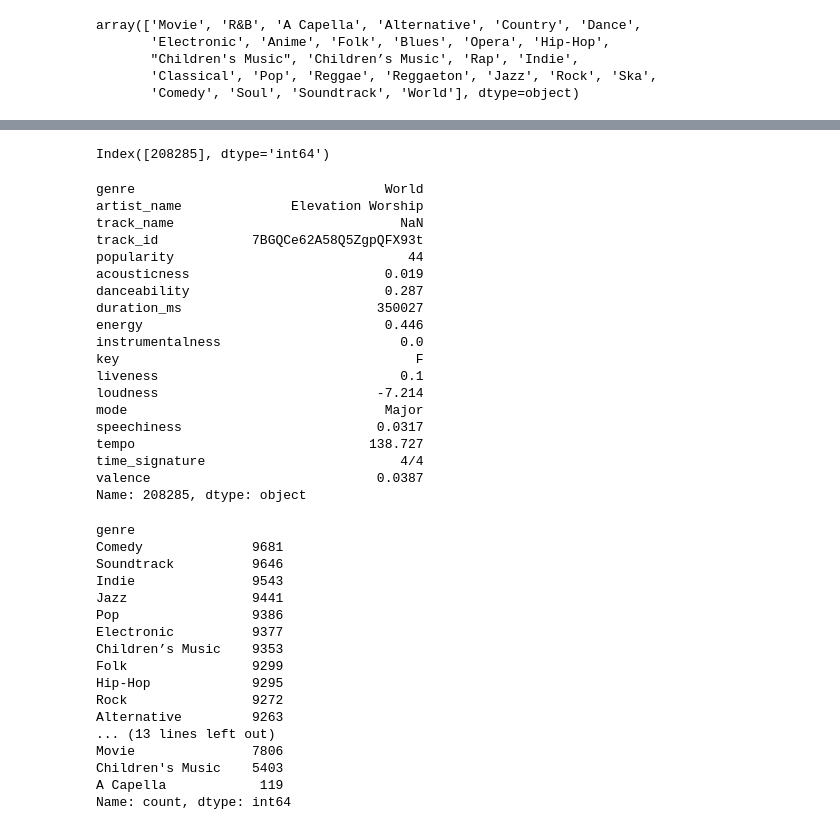
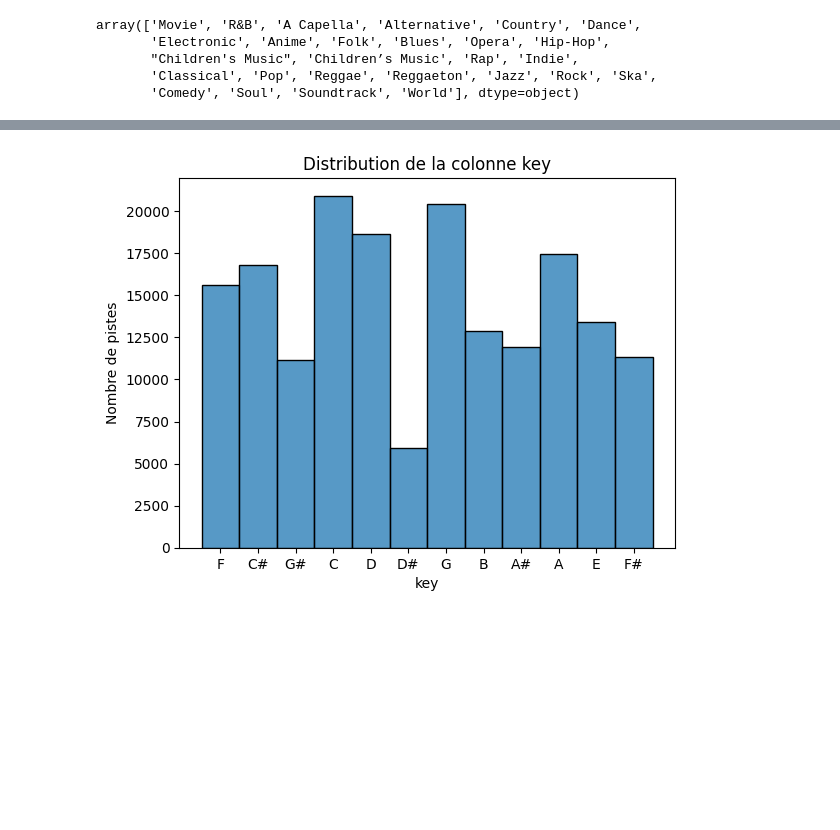
Before and after one commit to HassanSaleban/MoodiFy, a Jupyter notebook: df.ipynb, the cells around one changed output, grey strips where cells are left out. Saved outputs shown, nothing was run; the diff lists cells and outputs as text; code cells hidden in the pictures; blank space fills up the shorter version.

```diff
--- a/df.ipynb
+++ b/df.ipynb
@@ -65,0 +97,2 @@ array([  0,   1,   3,   4,   2,  15,  10,   8,   5,   6,   7,  11,  65,
+# %%
+df = df.fillna('None')
@@ -73,0 +144,3 @@ array(['Movie', 'R&B', 'A Capella', 'Alternative', 'Country', 'Dance',
+# %%
+df['genre'] = df['genre'].str.replace('’', "'", regex=False)
+df['genre'] = df['genre'].str.lower().str.strip()
@@ -73,0 +179,3 @@ array(['Movie', 'R&B', 'A Capella', 'Alternative', 'Country', 'Dance',
+# %%
+df['artist_name'] = df['artist_name'].str.replace('’', "'", regex=False)  # apostrophe typographique
+df['artist_name'] = df['artist_name'].str.lower().str.strip()  # minuscule + suppression espaces
@@ -73,0 +230,3 @@ array(['Movie', 'R&B', 'A Capella', 'Alternative', 'Country', 'Dance',
+# %%
+df= df.loc[df.groupby(['track_name', 'artist_name'])['popularity'].idxmax()]
+print(f"Le dataset a désormais {len(df)} lignes.")
@@ -101,46 +242,9 @@ dtype: int64
-# %%
-df[df['track_name'].isnull()].index
-# %% [output]
-Index([208285], dtype='int64')
-# %%
-df.iloc[208285]
-# %% [output]
-genre                                World
-artist_name              Elevation Worship
-track_name                             NaN
-track_id            7BGQCe62A58Q5ZgpQFX93t
-popularity                              44
-acousticness                         0.019
-danceability                         0.287
-duration_ms                         350027
-energy                               0.446
-instrumentalness                       0.0
-key                                      F
-liveness                               0.1
-loudness                            -7.214
-mode                                 Major
-speechiness                         0.0317
-tempo                              138.727
-time_signature                         4/4
-valence                             0.0387
-Name: 208285, dtype: object
-# %%
-df['genre'].value_counts()
-# %% [output]
-genre
-Comedy              9681
-Soundtrack          9646
-Indie               9543
-Jazz                9441
-Pop                 9386
-Electronic          9377
-Children’s Music    9353
-Folk                9299
-Hip-Hop             9295
-Rock                9272
-Alternative         9263
-... (13 lines left out)
-Movie               7806
-Children's Music    5403
-A Capella            119
-Name: count, dtype: int64
+# %%
+counts_key = df['key'].value_counts()
+sns.histplot(data=df, x="key")
+plt.title('Distribution de la colonne key')
+plt.xlabel('key')
+plt.ylabel('Nombre de pistes')
+plt.show()
+# %% [output]
+[figure, added]
```
Also changed, not shown: parts of 105 cells of this notebook.
